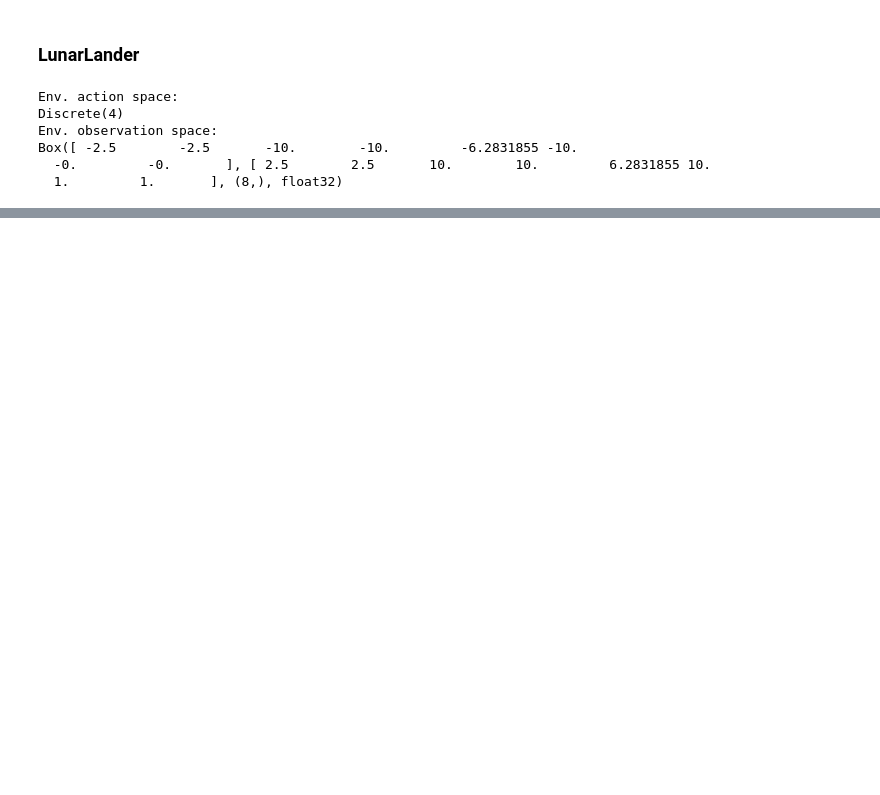
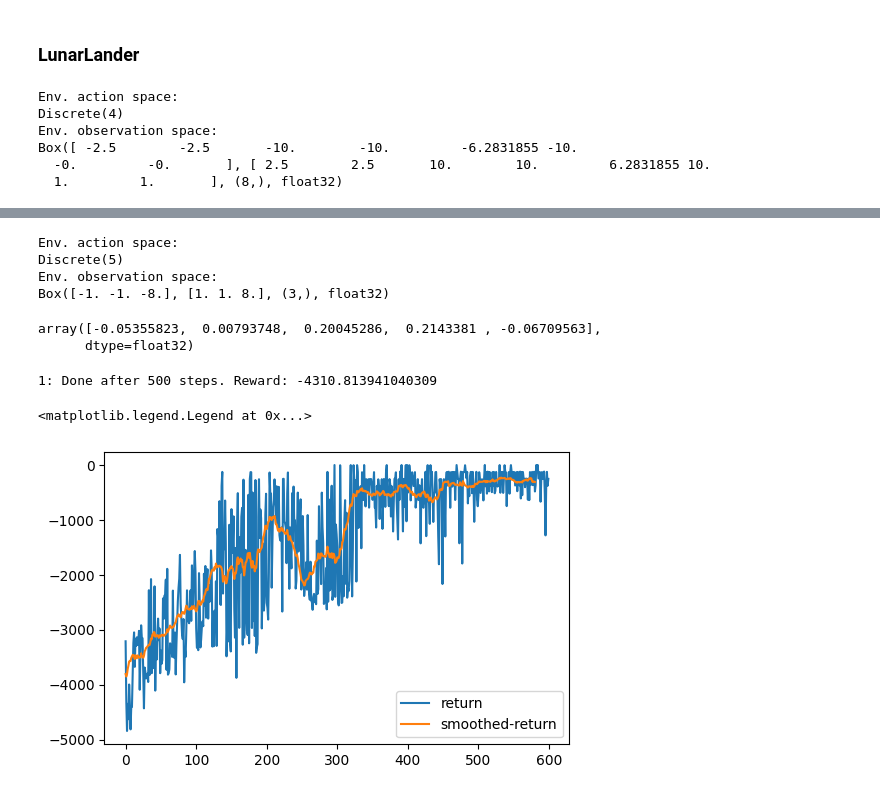
Before and after one commit to KarahanS/RL-Hockey, a Jupyter notebook: DDQN/ddqn-tests.ipynb, the cells around one changed output, grey strips where cells are left out. Cells and saved outputs as stored; diff of their text form; code cells hidden in the pictures; blank space fills up the shorter version.

```diff
--- a/DDQN/ddqn-tests.ipynb
+++ b/DDQN/ddqn-tests.ipynb
@@ -277,0 +276,24 @@ env.close()
+# %%
+RENDER = False
+ENV_NAME = 'Pendulum-v1'
+
+if RENDER:
+    env = gym.make(ENV_NAME, render_mode='human')
+else:
+    env = gym.make(ENV_NAME)
+
+if isinstance(env.action_space, spaces.Box):
+    env = DiscreteActionWrapper(env,5)
+
+ac_space = env.action_space
+o_space = env.observation_space
+print("Env. action space:")
+print(ac_space)
+print("Env. observation space:")
+print(o_space)
+#print(list(zip(env.observation_space.low, env.observation_space.high)))
+# %% [output]
+Env. action space:
+Discrete(5)
+Env. observation space:
+Box([-1. -1. -8.], [1. 1. 8.], (3,), float32)
@@ -277,0 +314,36 @@ env.close()
+# %%
+ob, _info = env.reset()
+q_agent.Q.predict(ob)
+# %% [output]
+array([-0.05355823,  0.00793748,  0.20045286,  0.2143381 , -0.06709563],
+      dtype=float32)
+# %%
+MAX_EPISODES=600
+MAX_STEPS=500
+
+#PRINT_FREQ=20
+PRINT_FREQ=MAX_EPISODES
+# %%
+stats = []
+losses = []
+
+for i in tqdm(range(MAX_EPISODES)):
+    # print("Starting a new episode")
+    total_reward = 0
+    ob, _info = env.reset()
+    for t in range(MAX_STEPS):
+        done = False
+        a = q_agent.act(ob)
+        (ob_new, reward, done, trunc, _info) = env.step(a)
+        total_reward += reward
+        q_agent.store_transition((ob, a, reward, ob_new, done))
+        ob = ob_new
+        if done:
+            break
+    losses.extend(q_agent.train(32))
+    stats.append([i,total_reward,t+1])
+
+    if (i-1) % PRINT_FREQ == 0:
+        print("{}: Done after {} steps. Reward: {}".format(i, t+1, total_reward))
+# %% [output]
+1: Done after 500 steps. Reward: -4310.813941040309
@@ -277,0 +352,10 @@ env.close()
+# %%
+stats_np = np.asarray(stats)
+losses_np = np.asarray(losses)
+fig=plt.figure(figsize=(6,3.8))
+plt.plot(stats_np[:,1], label="return")
+plt.plot(running_mean(stats_np[:,1],20), label="smoothed-return")
+plt.legend()
+# %% [output]
+<matplotlib.legend.Legend at 0x...>
+[figure, added]
```
Also changed, not shown: parts of 29 cells of this notebook, 3 other files.
